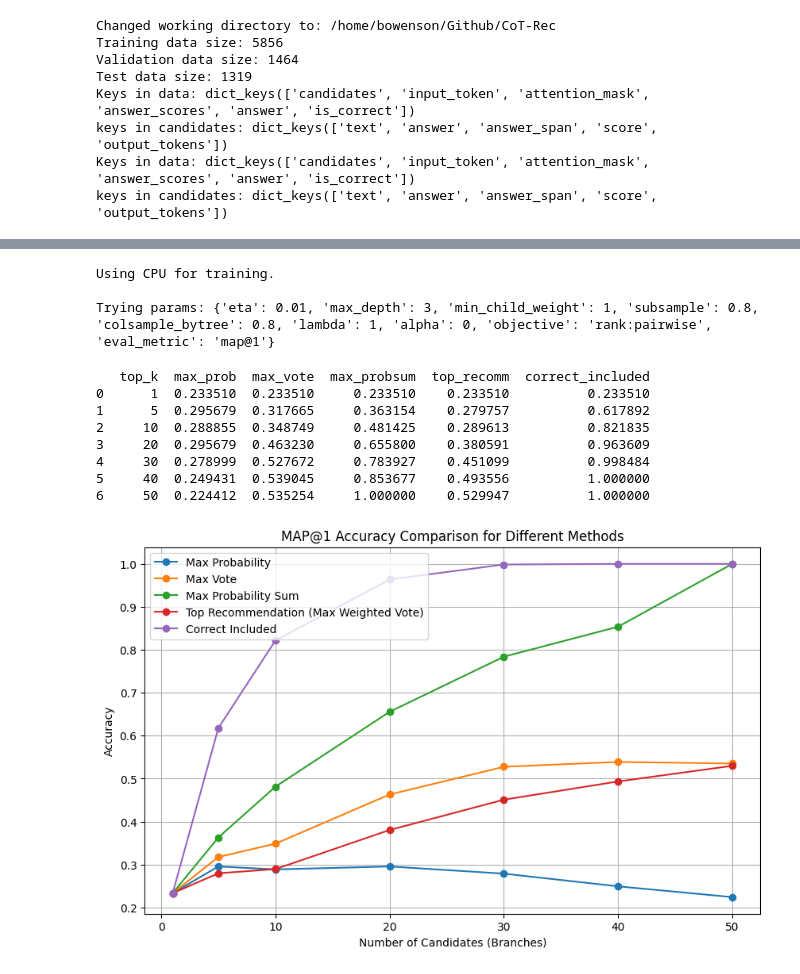
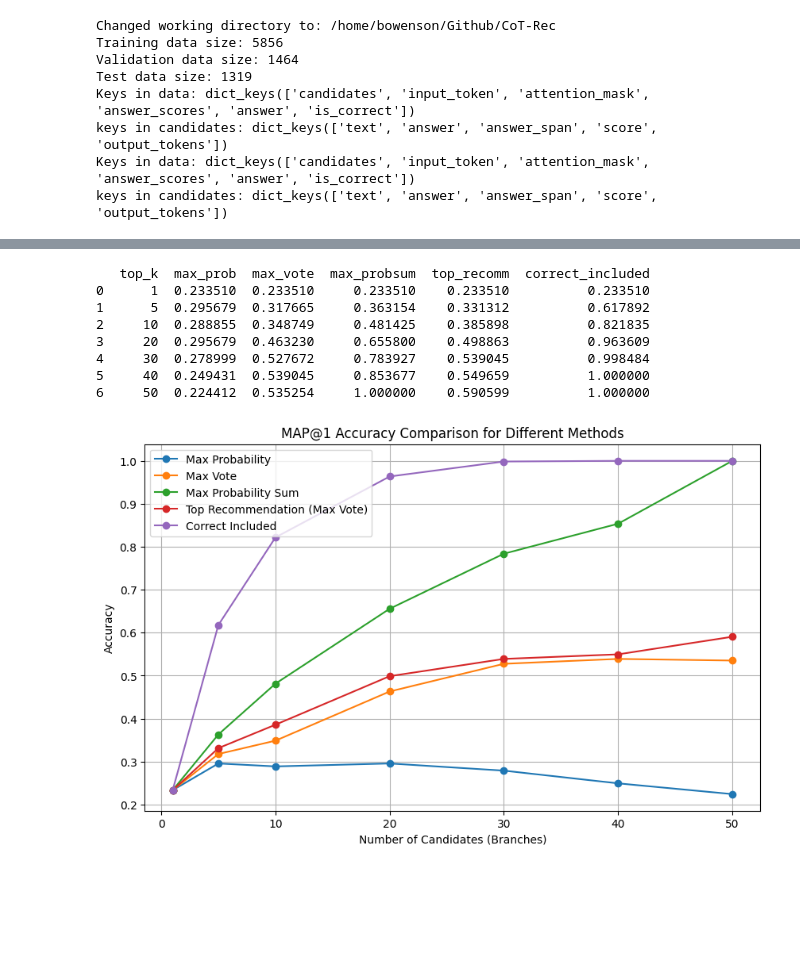
Before and after one commit to Bowenislandsong/CoT-Rec, a Jupyter notebook: ranking/ranking_featurs.ipynb, the cells around one changed output, grey strips where cells are left out. Drawn from its saved outputs; the diff is of its cells as text; code cells hidden in the pictures; blank space fills up the shorter version.

```diff
--- a/ranking/ranking_featurs.ipynb
+++ b/ranking/ranking_featurs.ipynb
@@ -68,7 +68,7 @@ def format_dataset(data):
         candidates = entry['candidates']
         answer = entry['answer']
 
-        output_tokens_list = [candidate['output_tokens']+[candidate['score']]+[candidate['answer']] for candidate in candidates]
+        output_tokens_list = [[candidate['score']]+[candidate['answer']]+candidate['output_tokens'] for candidate in candidates]
         scores_list = [1 if candidate['answer'] == answer else 0 for candidate in candidates]
 
         formatted_dataset["input_tokens"].append(input_tokens)
@@ -182,32 +186,28 @@ Using CPU for training.
 <xgboost.core.Booster at 0x...>
 # %%
-param_grid = {
-    "eta": [0.01, 0.1],
-    "max_depth": [3, 6, 10],
-    "min_child_weight": [1, 3],
-    "subsample": [0.8, 1.0],
-    "colsample_bytree": [0.8, 1.0],
-    "lambda": [1, 5],
-    "alpha": [0, 1],
-    "objective": ["rank:pairwise", "rank:map"],
-    "eval_metric": ["map@1"]
-}
+# param_grid = {
+#     "eta": [0.01, 0.1],
+#     "max_depth": [3, 6, 10],
+#     "min_child_weight": [1, 3],
+#     "subsample": [0.8, 1.0],
+#     "colsample_bytree": [0.8, 1.0],
+#     "lambda": [1, 5],
+#     "alpha": [0, 1],
+#     "objective": ["rank:pairwise", "rank:map"],
+#     "eval_metric": ["map@1"]
+# }
 
 
 
-ranker = XGBoostRanker()
-ranker,_ = ranker.hyperparameter_search(
-        (df_train['input_tokens'].tolist(),
-    df_train['output_tokens'].tolist(),
-    df_train['scores'].tolist())
-    , (df_validation['input_tokens'].tolist(),
-    df_validation['output_tokens'].tolist(),
-    df_validation['scores'].tolist())
-    , param_grid)
+# ranker = XGBoostRanker()
+# ranker,_ = ranker.hyperparameter_search(
+#         (df_train['input_tokens'].tolist(),
+#     df_train['output_tokens'].tolist(),
+#     df_train['scores'].tolist())
+#     , (df_validation['input_tokens'].tolist(),
+#     df_validation['output_tokens'].tolist(),
+#     df_validation['scores'].tolist())
+#     , param_grid)
-# %% [output]
-Using CPU for training.
-
-Trying params: {'eta': 0.01, 'max_depth': 3, 'min_child_weight': 1, 'subsample': 0.8, 'colsample_bytree': 0.8, 'lambda': 1, 'alpha': 0, 'objective': 'rank:pairwise', 'eval_metric': 'map@1'}
 # %%
 from cot_dataset.cot_decoding.task import GSMTask
 import pandas as pd
@@ -259,41 +259,41 @@ for top_k in [1, 5, 10, 20, 30, 40, 50]:
         "top_k": top_k,
         "max_prob": sum(max_prob) / len(max_prob),
         "max_vote": sum(max_vote) / len(max_vote),
         "max_probsum": sum(max_probsum) / len(max_probsum),
         "top_recomm": sum(top_recomm) / len(top_recomm),
         "correct_included": sum(correct_included) / len(correct_included),
     })
 
 # Convert results to a DataFrame
 results_df = pd.DataFrame(results)
 print(results_df)
 
 import matplotlib.pyplot as plt
 
 # Plotting the results
 plt.figure(figsize=(10, 6))
 plt.plot(results_df['top_k'], results_df['max_prob'], label='Max Probability', marker='o')
 plt.plot(results_df['top_k'], results_df['max_vote'], label='Max Vote', marker='o')
 plt.plot(results_df['top_k'], results_df['max_probsum'], label='Max Probability Sum', marker='o')
-plt.plot(results_df['top_k'], results_df['top_recomm'], label='Top Recommendation (Max Weighted Vote)', marker='o')
+plt.plot(results_df['top_k'], results_df['top_recomm'], label='Top Recommendation (Max Vote)', marker='o')
 plt.plot(results_df['top_k'], results_df['correct_included'], label='Correct Included', marker='o')
 
 plt.xlabel('Number of Candidates (Branches)')
 plt.ylabel('Accuracy')
 plt.title('MAP@1 Accuracy Comparison for Different Methods')
 plt.legend()
 plt.grid(True)
 plt.show()
 # %% [output]
    top_k  max_prob  max_vote  max_probsum  top_recomm  correct_included
 0      1  0.233510  0.233510     0.233510    0.233510          0.233510
-1      5  0.295679  0.317665     0.363154    0.279757          0.617892
-2     10  0.288855  0.348749     0.481425    0.289613          0.821835
-3     20  0.295679  0.463230     0.655800    0.380591          0.963609
-4     30  0.278999  0.527672     0.783927    0.451099          0.998484
-5     40  0.249431  0.539045     0.853677    0.493556          1.000000
-6     50  0.224412  0.535254     1.000000    0.529947          1.000000
+1      5  0.295679  0.317665     0.363154    0.331312          0.617892
+2     10  0.288855  0.348749     0.481425    0.385898          0.821835
+3     20  0.295679  0.463230     0.655800    0.498863          0.963609
+4     30  0.278999  0.527672     0.783927    0.539045          0.998484
+5     40  0.249431  0.539045     0.853677    0.549659          1.000000
+6     50  0.224412  0.535254     1.000000    0.590599          1.000000
-[figure, old version]
+[figure, new version]
 # %%
 # train_data = load_jsonl(train_file_path)
 # test_data = load_jsonl(test_file_path)
```
Also changed, not shown: parts of 6 cells of this notebook.
